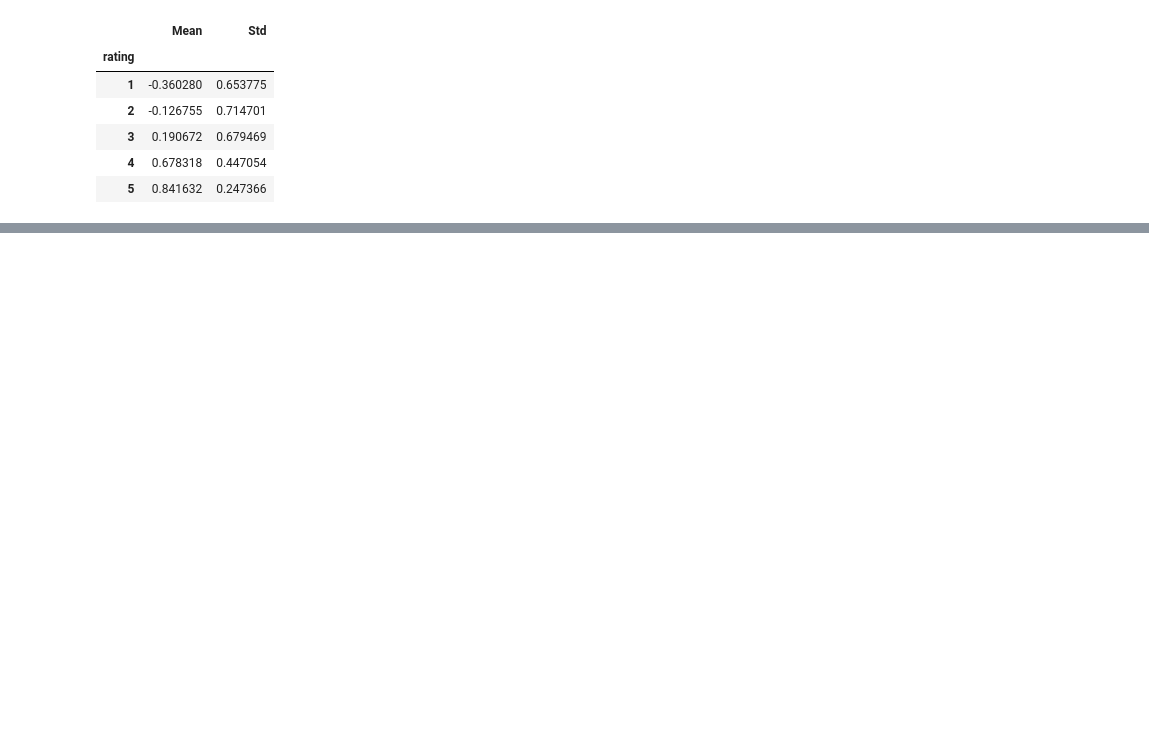
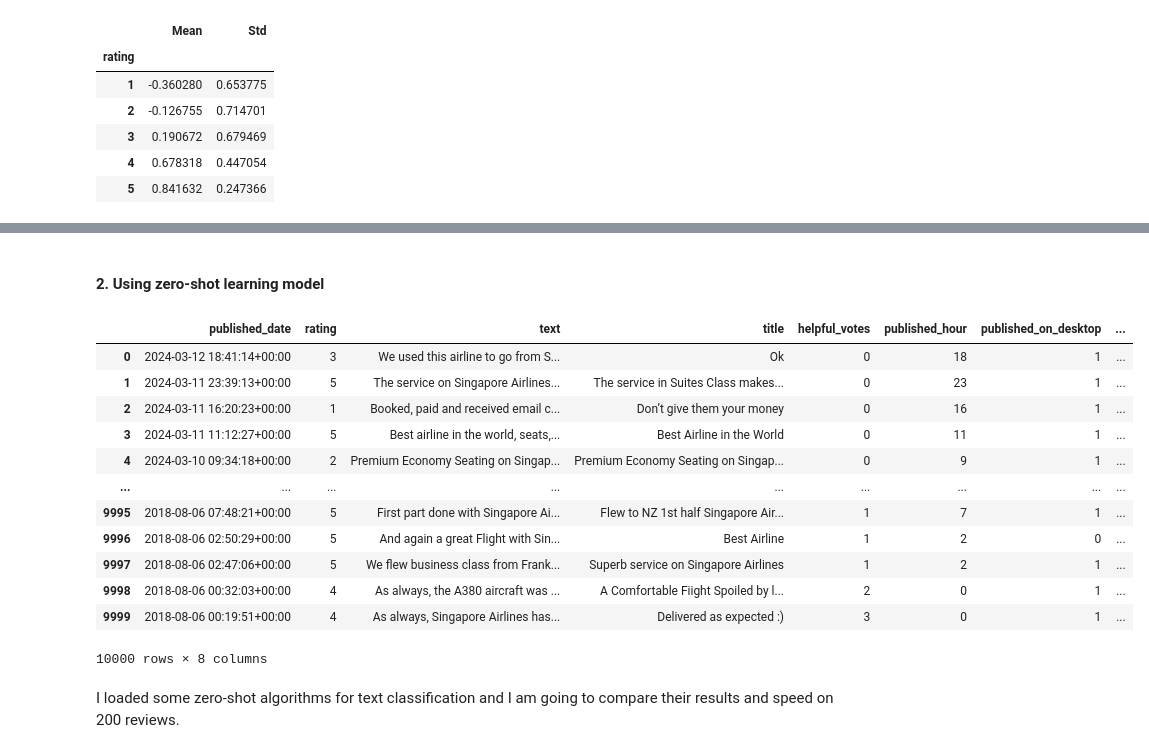
Before and after one commit to tzwpatryk/airline_reviews, a Jupyter notebook: sentiment_analysis.ipynb, the cells around one changed output, grey strips where cells are left out. Drawn from its saved outputs; the diff is of its cells as text; code cells hidden in the pictures; blank space fills up the shorter version.

```diff
--- a/sentiment_analysis.ipynb
+++ b/sentiment_analysis.ipynb
@@ -224,0 +275,2 @@ Our family flew business class home from Singapore. The flight took off at 12:45
+# %% [markdown]
+#### 2. Using zero-shot learning model
@@ -224,0 +282,17 @@ Our family flew business class home from Singapore. The flight took off at 12:45
+# %%
+df = pd.read_csv('processed.csv', index_col=0)
+df
+# %% [output]
+|  | published_date | rating | text | title | helpful_votes | published_hour | published_on_desktop | ... |
+| 0 | 2024-03-12 18:41:14+00:00 | 3 | We used this airline to go from S... | Ok | 0 | 18 | 1 | ... |
+| 1 | 2024-03-11 23:39:13+00:00 | 5 | The service on Singapore Airlines... | The service in Suites Class makes... | 0 | 23 | 1 | ... |
+| 2 | 2024-03-11 16:20:23+00:00 | 1 | Booked, paid and received email c... | Don’t give them your money | 0 | 16 | 1 | ... |
+| 3 | 2024-03-11 11:12:27+00:00 | 5 | Best airline in the world, seats,... | Best Airline in the World | 0 | 11 | 1 | ... |
+| 4 | 2024-03-10 09:34:18+00:00 | 2 | Premium Economy Seating on Singap... | Premium Economy Seating on Singap... | 0 | 9 | 1 | ... |
+| ... | ... | ... | ... | ... | ... | ... | ... | ... |
+| 9995 | 2018-08-06 07:48:21+00:00 | 5 | First part done with Singapore Ai... | Flew to NZ 1st half Singapore Air... | 1 | 7 | 1 | ... |
+| 9996 | 2018-08-06 02:50:29+00:00 | 5 | And again a great Flight with Sin... | Best Airline | 1 | 2 | 0 | ... |
+| 9997 | 2018-08-06 02:47:06+00:00 | 5 | We flew business class from Frank... | Superb service on Singapore Airlines | 1 | 2 | 1 | ... |
+| 9998 | 2018-08-06 00:32:03+00:00 | 4 | As always, the A380 aircraft was ... | A Comfortable Fiight Spoiled by l... | 2 | 0 | 1 | ... |
+| 9999 | 2018-08-06 00:19:51+00:00 | 4 | As always, Singapore Airlines has... | Delivered as expected :) | 3 | 0 | 1 | ... |
+10000 rows × 8 columns
@@ -224,0 +307,2 @@ Our family flew business class home from Singapore. The flight took off at 12:45
+# %% [markdown]
+I loaded some zero-shot algorithms for text classification and I am going to compare their results and speed on 200 reviews.
```
Also changed, not shown: parts of 31 cells of this notebook.
